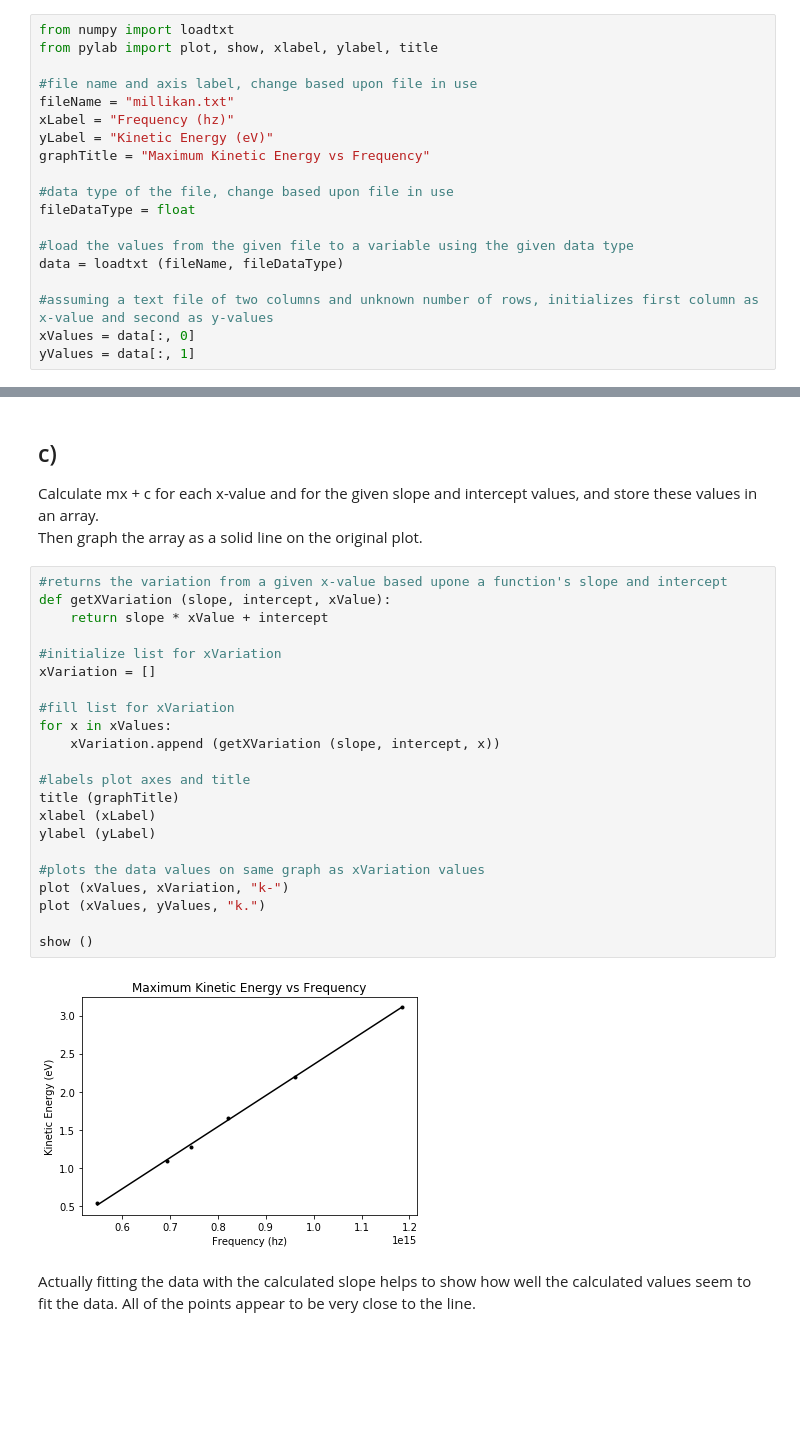
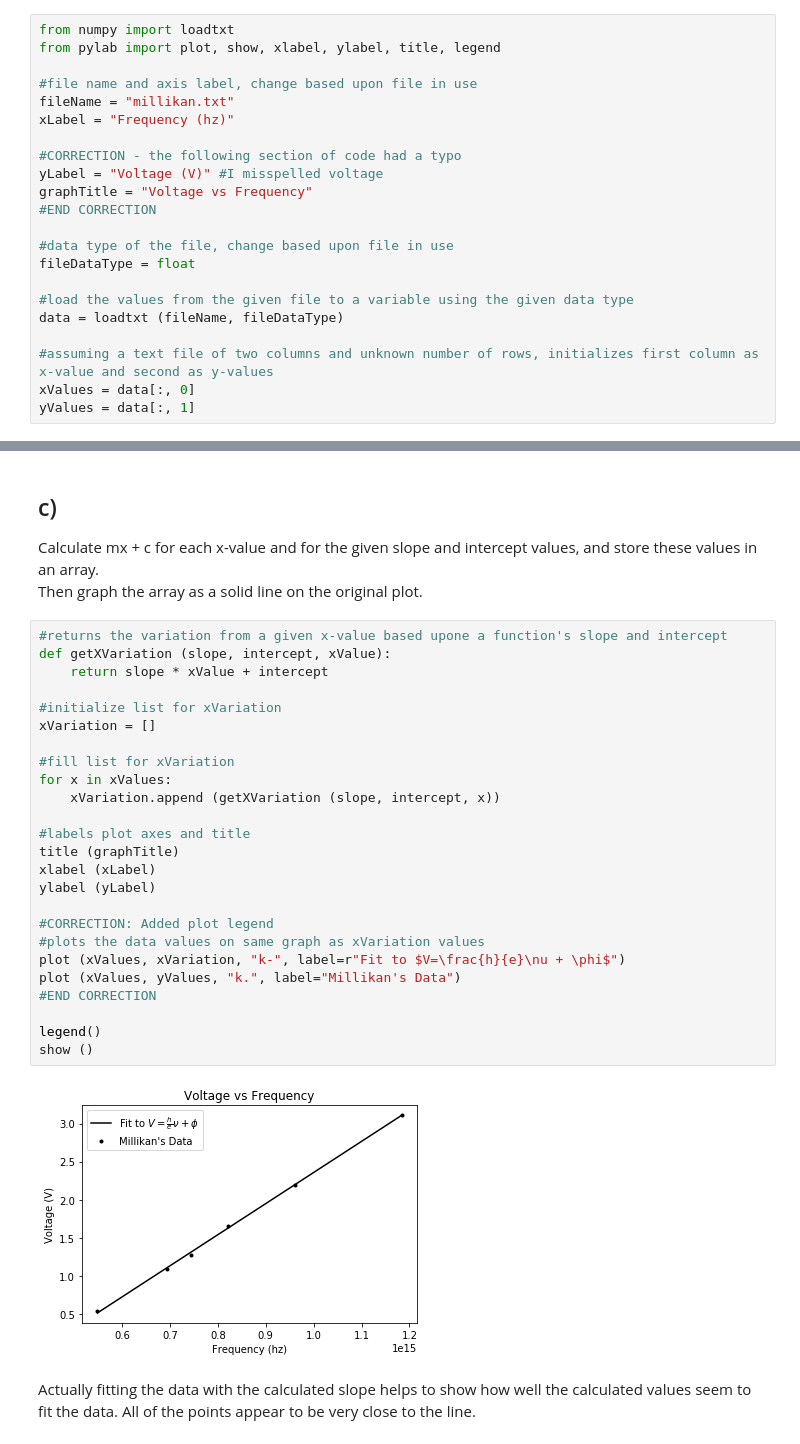
Before and after one commit to DannieWright/Labs, a Jupyter notebook: Lab2/Lab2 - Curve Fitting.ipynb, the cells around one changed output, grey strips where cells are left out. Saved outputs shown, nothing was run; the diff lists cells and outputs as text; blank space fills up the shorter version.

```diff
--- a/Lab2/Lab2 - Curve Fitting.ipynb
+++ b/Lab2/Lab2 - Curve Fitting.ipynb
@@ -72,13 +72,16 @@ Discuss your algorithm with your lab partner.  Since you'll be writing your own
 Read in the data and plot the values
 # %%
 from numpy import loadtxt
-from pylab import plot, show, xlabel, ylabel, title
+from pylab import plot, show, xlabel, ylabel, title, legend
 
 #file name and axis label, change based upon file in use
 fileName = "millikan.txt"
 xLabel = "Frequency (hz)"
-yLabel = "Kinetic Energy (eV)"
-graphTitle = "Maximum Kinetic Energy vs Frequency"
+
+#CORRECTION - the following section of code had a typo
+yLabel = "Voltage (V)" #I misspelled voltage
+graphTitle = "Voltage vs Frequency"
+#END CORRECTION
 
 #data type of the file, change based upon file in use
 fileDataType = float
@@ -154,27 +157,30 @@ Then graph the array as a solid line on the original plot.
 # %%
 #returns the variation from a given x-value based upone a function's slope and intercept
 def getXVariation (slope, intercept, xValue):
     return slope * xValue + intercept
 
 #initialize list for xVariation
 xVariation = []
 
 #fill list for xVariation
 for x in xValues:
     xVariation.append (getXVariation (slope, intercept, x))
 
 #labels plot axes and title
 title (graphTitle)
 xlabel (xLabel)
 ylabel (yLabel)
 
+#CORRECTION: Added plot legend
 #plots the data values on same graph as xVariation values
-plot (xValues, xVariation, "k-")
-plot (xValues, yValues, "k.")
+plot (xValues, xVariation, "k-", label=r"Fit to $V=\frac{h}{e}\nu + \phi$")
+plot (xValues, yValues, "k.", label="Millikan's Data")
+#END CORRECTION
 
+legend()
 show ()
 # %% [output]
-[figure, old version]
+[figure, new version]
 # %% [markdown]
 Actually fitting the data with the calculated slope helps to show how well the calculated values seem to fit the data. All of the points appear to be very close to the line.
 # %% [markdown]
```
Also changed, not shown: parts of 14 cells of this notebook.
